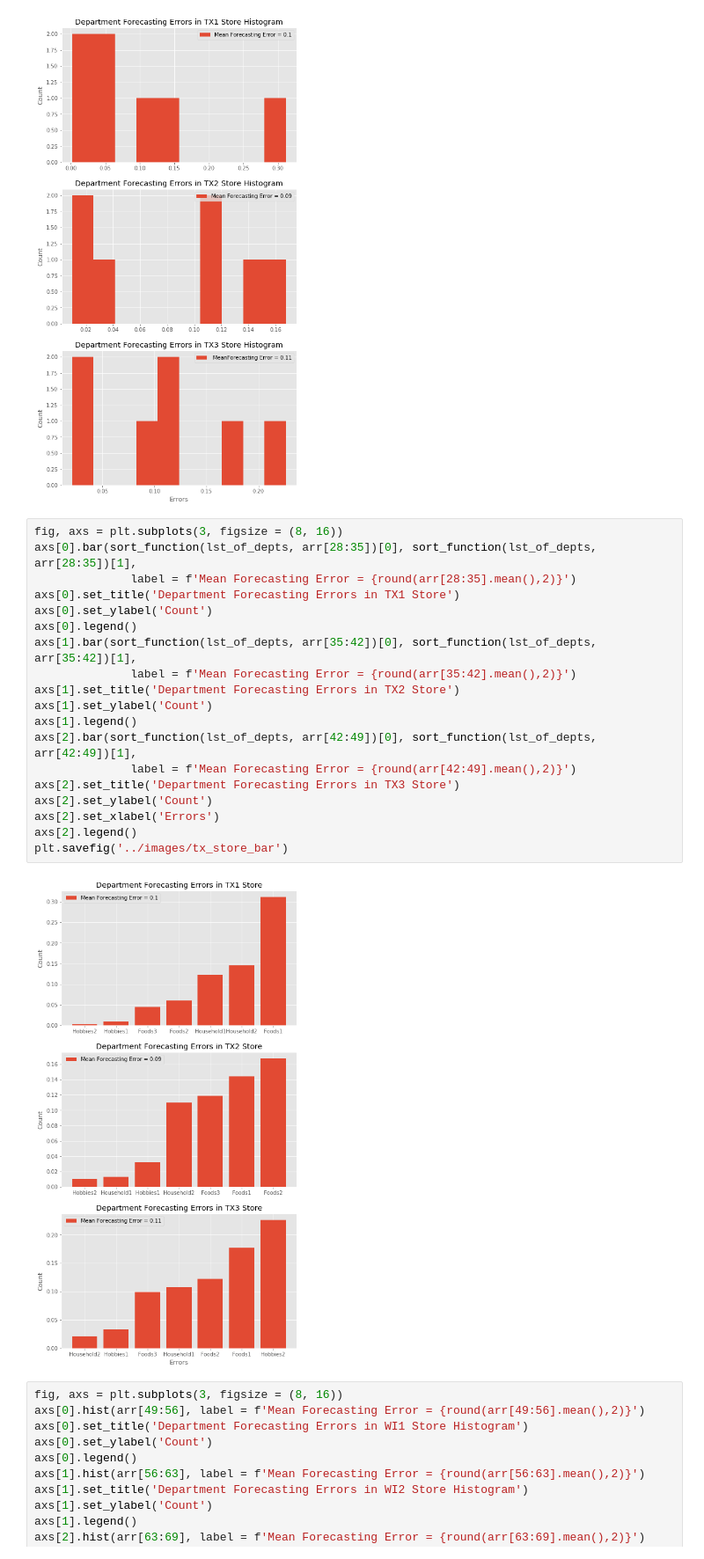
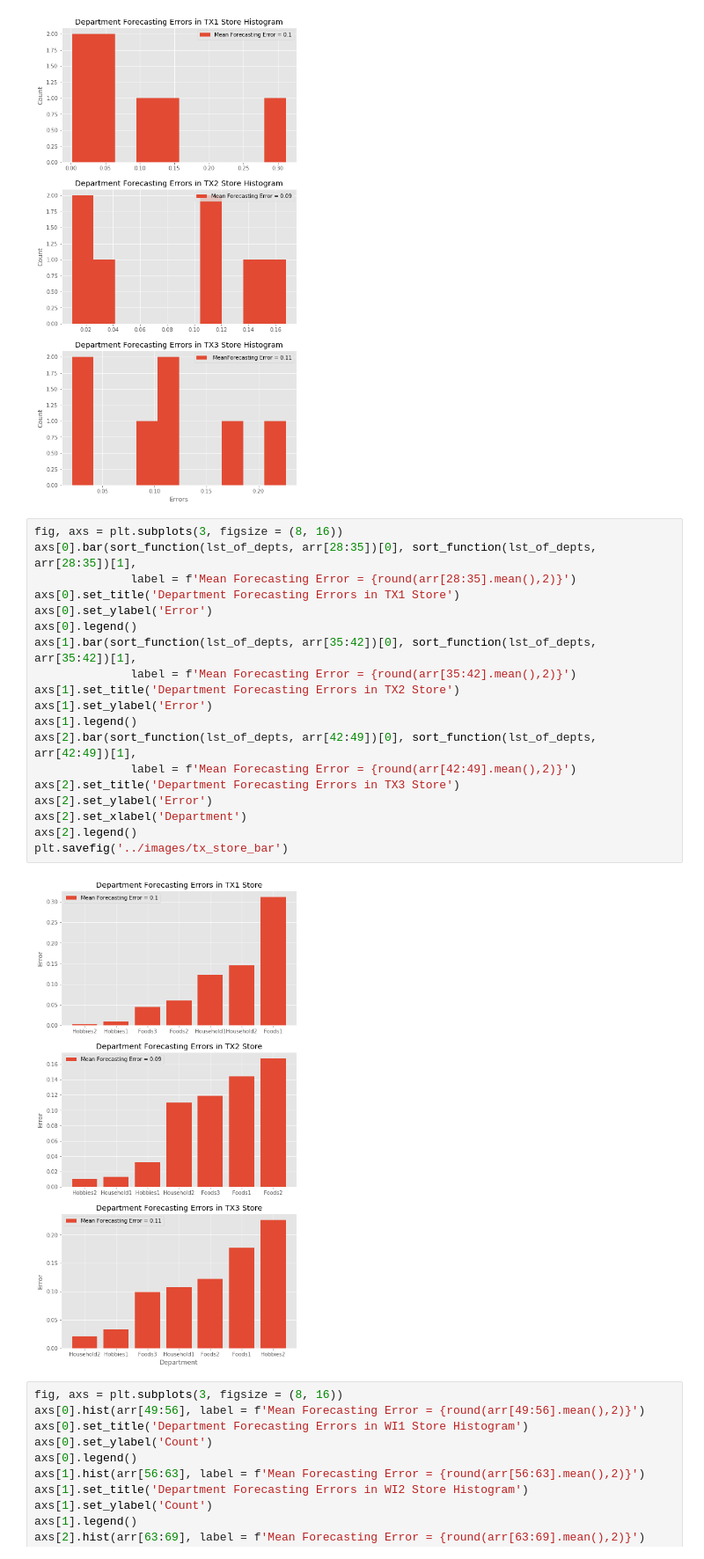
Before and after one commit to alecjonas/Forecasting_Walmart_Sales, a Jupyter notebook: notebooks/forecasting3.ipynb, the cells around one changed output. Shown at 88% size. Drawn from its saved outputs; the diff is of its cells as text.

```diff
--- a/notebooks/forecasting3.ipynb
+++ b/notebooks/forecasting3.ipynb
@@ -833,24 +833,24 @@ plt.show()
 # %%
 fig, axs = plt.subplots(3, figsize = (8, 16))
 axs[0].bar(sort_function(lst_of_depts, arr[28:35])[0], sort_function(lst_of_depts, arr[28:35])[1],
               label = f'Mean Forecasting Error = {round(arr[28:35].mean(),2)}')
 axs[0].set_title('Department Forecasting Errors in TX1 Store')
-axs[0].set_ylabel('Count')
+axs[0].set_ylabel('Error')
 axs[0].legend()
 axs[1].bar(sort_function(lst_of_depts, arr[35:42])[0], sort_function(lst_of_depts, arr[35:42])[1],
               label = f'Mean Forecasting Error = {round(arr[35:42].mean(),2)}')
 axs[1].set_title('Department Forecasting Errors in TX2 Store')
-axs[1].set_ylabel('Count')
+axs[1].set_ylabel('Error')
 axs[1].legend()
 axs[2].bar(sort_function(lst_of_depts, arr[42:49])[0], sort_function(lst_of_depts, arr[42:49])[1],
               label = f'Mean Forecasting Error = {round(arr[42:49].mean(),2)}')
 axs[2].set_title('Department Forecasting Errors in TX3 Store')
-axs[2].set_ylabel('Count')
-axs[2].set_xlabel('Errors')
+axs[2].set_ylabel('Error')
+axs[2].set_xlabel('Department')
 axs[2].legend()
 plt.savefig('../images/tx_store_bar')
 # %% [output]
-[figure, old version]
+[figure, new version]
 # %%
 fig, axs = plt.subplots(3, figsize = (8, 16))
 axs[0].hist(arr[49:56], label = f'Mean Forecasting Error = {round(arr[49:56].mean(),2)}')
```
Also changed, not shown: parts of 6 cells of this notebook, 12 other files.
